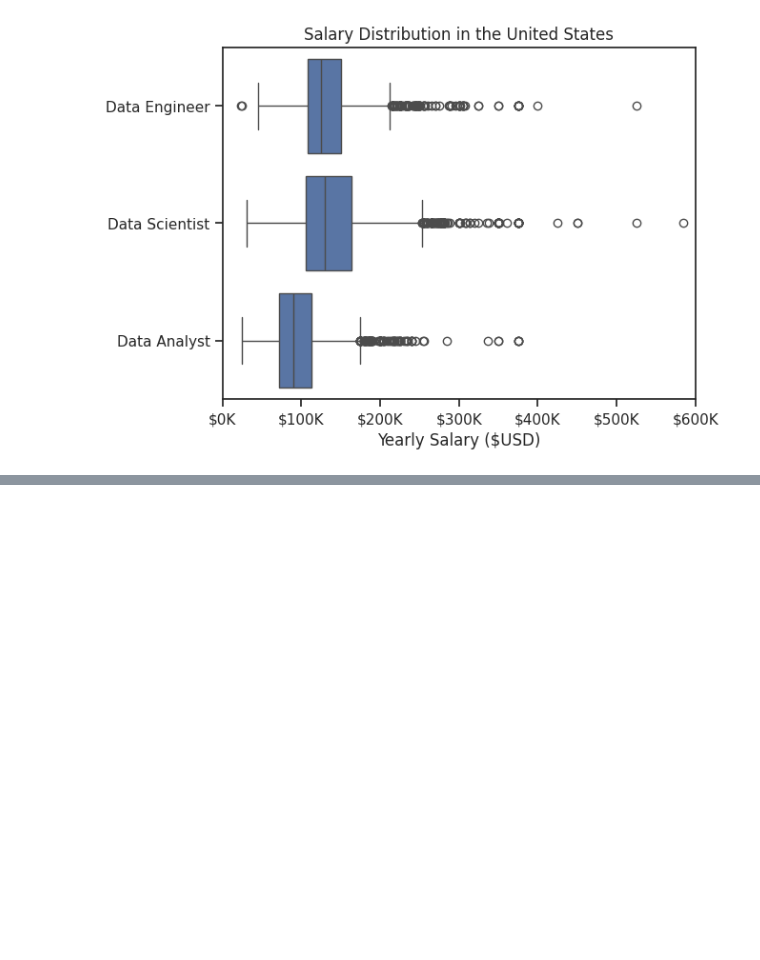
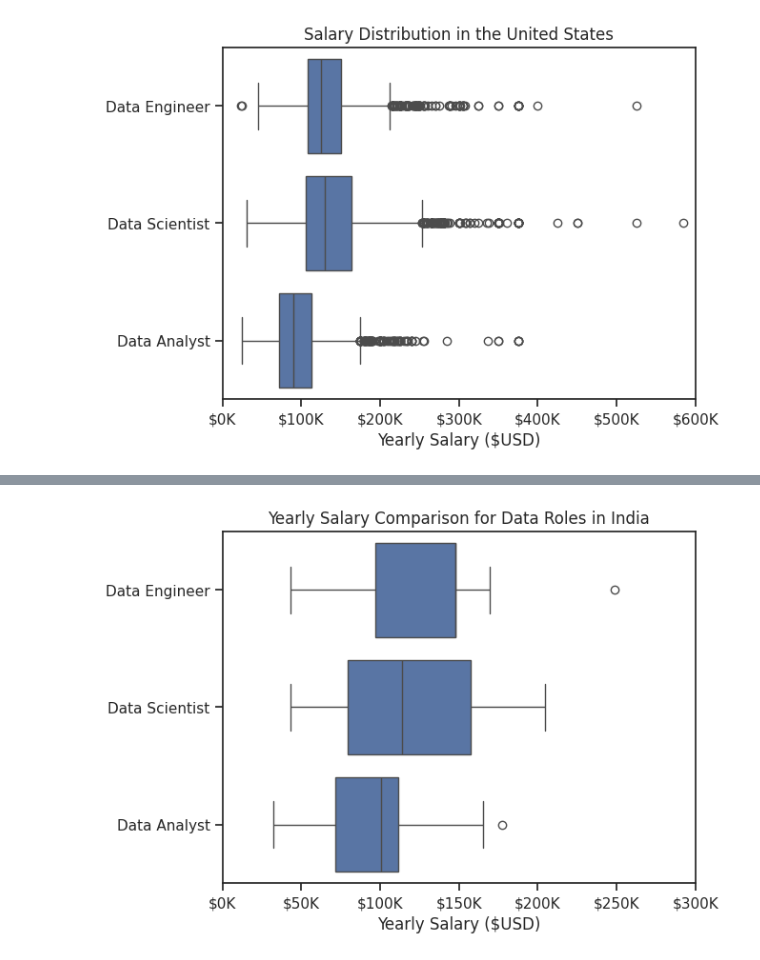
Before and after one commit to AdamWiercioch95/Python_Data_Exercises, a Jupyter notebook: seaborn/1_Seaborn_Intro.ipynb, the cells around one changed output, grey strips where cells are left out. Cells and saved outputs as stored; diff of their text form; code cells hidden in the pictures; blank space fills up the shorter version.

```diff
--- a/seaborn/1_Seaborn_Intro.ipynb
+++ b/seaborn/1_Seaborn_Intro.ipynb
@@ -158,0 +193,20 @@ plt.show()
+# %%
+# Create a box plot using Seaborn to compare the yearly salaries (use the salary_year_avg column) of Data Analyst, Data Engineer, and Data Scientist job postings in India:
+#
+# Filter the DataFrame to include only job postings in India and remove any entries with missing yearly salary values.
+# Set the x-axis limit to 300,000 and format it as $100k.
+# Set the title to 'Yearly Salary Comparison for Data Roles in India' and label the x-axis as 'Yearly Salary (USD)'.
+
+job_titles = ['Data Analyst', 'Data Engineer', 'Data Scientist']
+
+df_India = df[(df['job_country'] == 'India') & (df['job_title_short'].isin(job_titles))].dropna(subset=['salary_year_avg']).copy()
+
+sns.boxplot(data=df_India, x='salary_year_avg', y='job_title_short')
+plt.xlim(0, 300000)
+plt.gca().xaxis.set_major_formatter(plt.FuncFormatter(lambda x, pos: f'${int(x / 1000)}K'))
+plt.title('Yearly Salary Comparison for Data Roles in India')
+plt.xlabel('Yearly Salary ($USD)')
+plt.ylabel('')
+plt.show()
+# %% [output]
+[figure, added]
```
Also changed, not shown: parts of 6 cells of this notebook.
